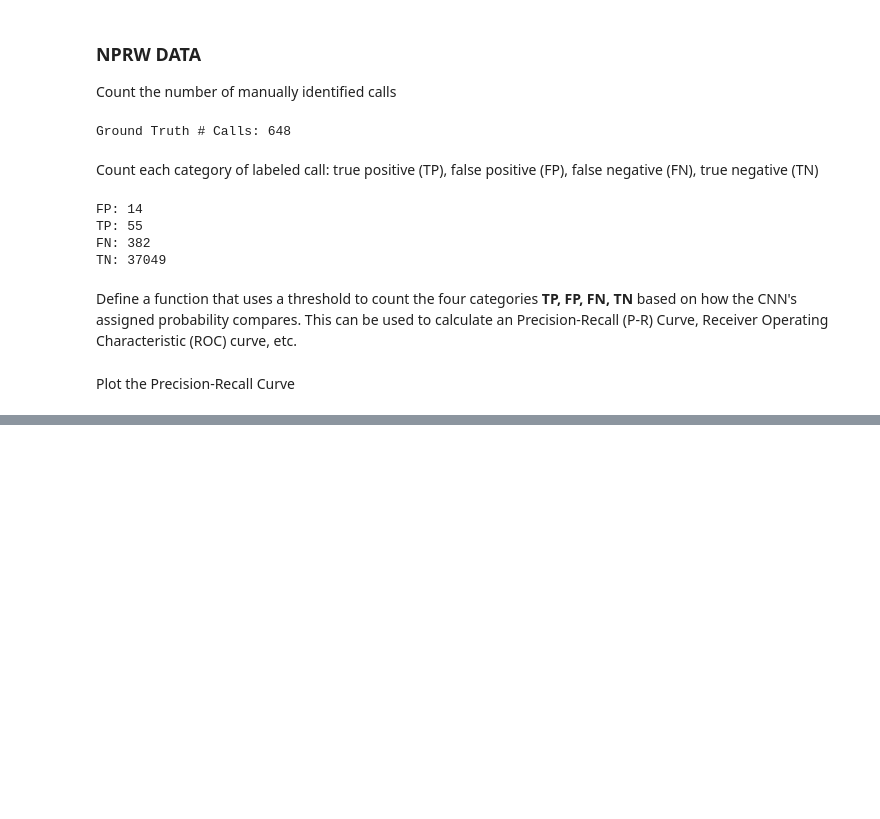
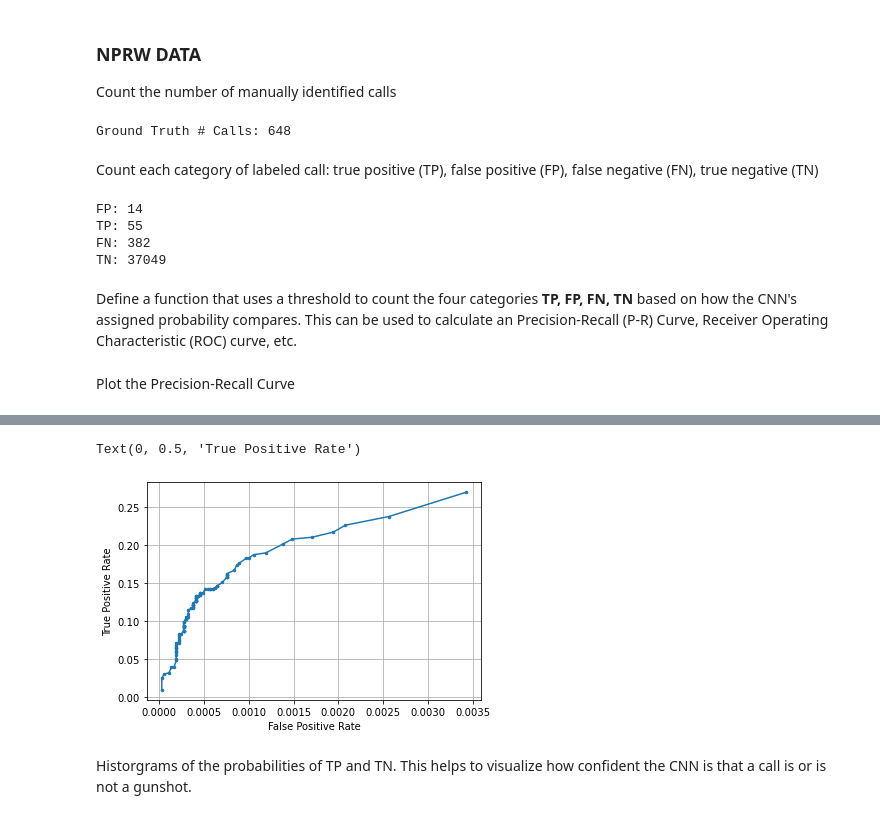
Before and after one commit to whoi-mars/ssf_goldwater, a Jupyter notebook: generateFigures.ipynb, the cells around one changed output, grey strips where cells are left out. Drawn from its saved outputs; the diff is of its cells as text; code cells hidden in the pictures; blank space fills up the shorter version.

```diff
--- a/generateFigures.ipynb
+++ b/generateFigures.ipynb
@@ -134,0 +135,10 @@ Text(0.5, 1.0, 'North Pacific Right Whale Data Precision/Recall')
+# %%
+plt.plot(FPR_list, TPR_list, '-o', markersize=2.5)
+plt.grid()
+plt.xlabel("False Positive Rate")
+plt.ylabel("True Positive Rate")
+# %% [output]
+Text(0, 0.5, 'True Positive Rate')
+[figure, added]
+# %% [markdown]
+Historgrams of the probabilities of TP and TN. This helps to visualize how confident the CNN is that a call is or is not a gunshot.
```
Also changed, not shown: parts of 4 cells of this notebook.
